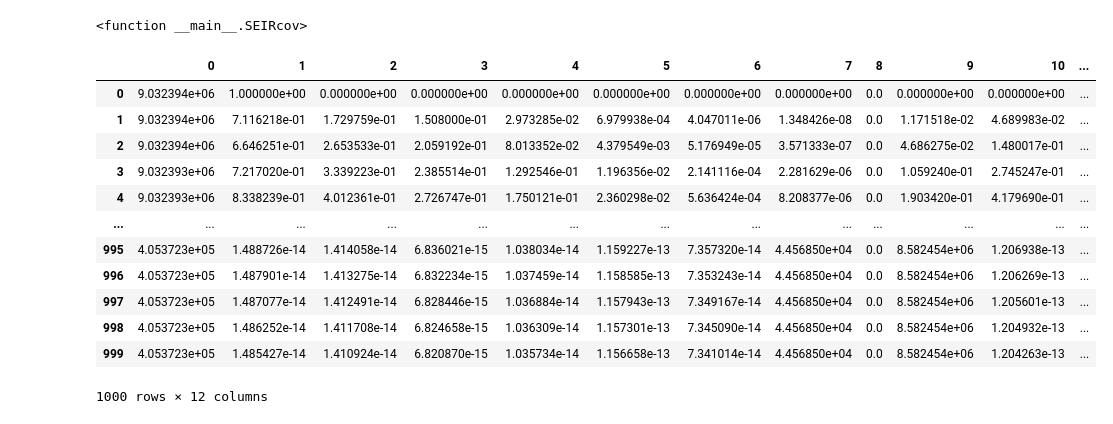
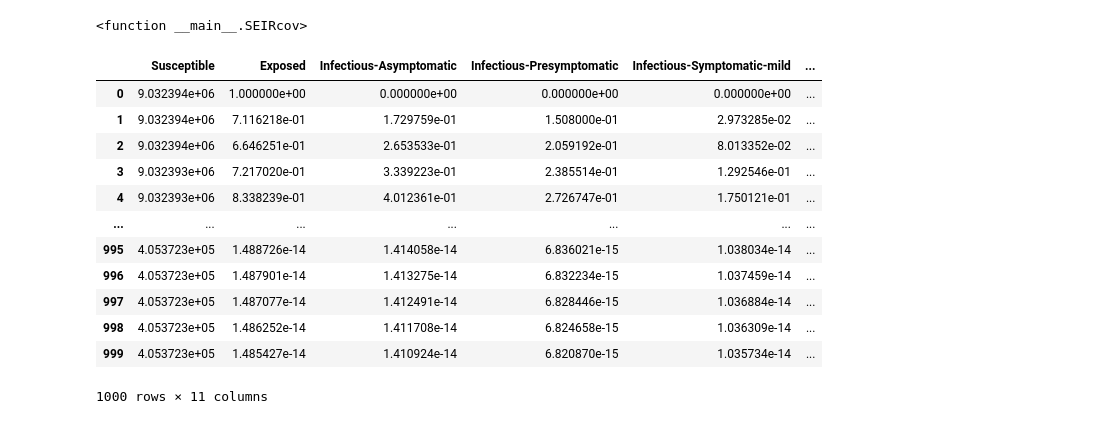
Before and after one commit to azizghozi25/Model-SEIR-untuk-Covid19, a Jupyter notebook: Model_SEIR_untuk_Covid19.ipynb, the cells around one changed output. Drawn from its saved outputs; the diff is of its cells as text; code cells hidden in the pictures.

```diff
--- a/Model_SEIR_untuk_Covid19.ipynb
+++ b/Model_SEIR_untuk_Covid19.ipynb
@@ -506,21 +451,24 @@ interactive(children=(FloatSlider(value=0.42, description='d', max=0.65, min=0.1
 # %%
 t = np.arange(0,1000, 1)
 x = odeint(kopit, x0, t,
                args = konstanta)
-xx = pd.DataFrame(x)
-xx[N] = xx[0] + xx[1] + xx[2] + xx[3] + xx[4] + xx[5] + xx[6] + xx[7] + xx[8] + xx[9] + xx[10]
+
+xx = pd.DataFrame(x, columns=["Susceptible" , "Exposed",
+                              "Infectious-Asymptomatic", "Infectious-Presymptomatic", "Infectious-Symptomatic-mild", "Infectious-Symptomatic-hospital", "Infectious-Symptomatic-ICU",
+                              "Died", "Removed-via-Lockdown", "Recovered", "Quarantine"])
+#xx[N] = xx[0] + xx[1] + xx[2] + xx[3] + xx[4] + xx[5] + xx[6] + xx[7] + xx[8] + xx[9] + xx[10]
 xx
 # %% [output]
-|  | 0 | 1 | 2 | 3 | 4 | 5 | 6 | 7 | 8 | 9 | 10 | ... |
-| 0 | 9.032394e+06 | 1.000000e+00 | 0.000000e+00 | 0.000000e+00 | 0.000000e+00 | 0.000000e+00 | 0.000000e+00 | 0.000000e+00 | 0.0 | 0.000000e+00 | 0.000000e+00 | ... |
-| 1 | 9.032394e+06 | 7.116218e-01 | 1.729759e-01 | 1.508000e-01 | 2.973285e-02 | 6.979938e-04 | 4.047011e-06 | 1.348426e-08 | 0.0 | 1.171518e-02 | 4.689983e-02 | ... |
-| 2 | 9.032394e+06 | 6.646251e-01 | 2.653533e-01 | 2.059192e-01 | 8.013352e-02 | 4.379549e-03 | 5.176949e-05 | 3.571333e-07 | 0.0 | 4.686275e-02 | 1.480017e-01 | ... |
-| 3 | 9.032393e+06 | 7.217020e-01 | 3.339223e-01 | 2.385514e-01 | 1.292546e-01 | 1.196356e-02 | 2.141116e-04 | 2.281629e-06 | 0.0 | 1.059240e-01 | 2.745247e-01 | ... |
-| 4 | 9.032393e+06 | 8.338239e-01 | 4.012361e-01 | 2.726747e-01 | 1.750121e-01 | 2.360298e-02 | 5.636424e-04 | 8.208377e-06 | 0.0 | 1.903420e-01 | 4.179690e-01 | ... |
-| ... | ... | ... | ... | ... | ... | ... | ... | ... | ... | ... | ... | ... |
-| 995 | 4.053723e+05 | 1.488726e-14 | 1.414058e-14 | 6.836021e-15 | 1.038034e-14 | 1.159227e-13 | 7.357320e-14 | 4.456850e+04 | 0.0 | 8.582454e+06 | 1.206938e-13 | ... |
-| 996 | 4.053723e+05 | 1.487901e-14 | 1.413275e-14 | 6.832234e-15 | 1.037459e-14 | 1.158585e-13 | 7.353243e-14 | 4.456850e+04 | 0.0 | 8.582454e+06 | 1.206269e-13 | ... |
-| 997 | 4.053723e+05 | 1.487077e-14 | 1.412491e-14 | 6.828446e-15 | 1.036884e-14 | 1.157943e-13 | 7.349167e-14 | 4.456850e+04 | 0.0 | 8.582454e+06 | 1.205601e-13 | ... |
-| 998 | 4.053723e+05 | 1.486252e-14 | 1.411708e-14 | 6.824658e-15 | 1.036309e-14 | 1.157301e-13 | 7.345090e-14 | 4.456850e+04 | 0.0 | 8.582454e+06 | 1.204932e-13 | ... |
-| 999 | 4.053723e+05 | 1.485427e-14 | 1.410924e-14 | 6.820870e-15 | 1.035734e-14 | 1.156658e-13 | 7.341014e-14 | 4.456850e+04 | 0.0 | 8.582454e+06 | 1.204263e-13 | ... |
+|  | Susceptible | Exposed | Infectious-Asymptomatic | Infectious-Presymptomatic | Infectious-Symptomatic-mild | ... |
+| 0 | 9.032394e+06 | 1.000000e+00 | 0.000000e+00 | 0.000000e+00 | 0.000000e+00 | ... |
+| 1 | 9.032394e+06 | 7.116218e-01 | 1.729759e-01 | 1.508000e-01 | 2.973285e-02 | ... |
+| 2 | 9.032394e+06 | 6.646251e-01 | 2.653533e-01 | 2.059192e-01 | 8.013352e-02 | ... |
+| 3 | 9.032393e+06 | 7.217020e-01 | 3.339223e-01 | 2.385514e-01 | 1.292546e-01 | ... |
+| 4 | 9.032393e+06 | 8.338239e-01 | 4.012361e-01 | 2.726747e-01 | 1.750121e-01 | ... |
+| ... | ... | ... | ... | ... | ... | ... |
+| 995 | 4.053723e+05 | 1.488726e-14 | 1.414058e-14 | 6.836021e-15 | 1.038034e-14 | ... |
+| 996 | 4.053723e+05 | 1.487901e-14 | 1.413275e-14 | 6.832234e-15 | 1.037459e-14 | ... |
+| 997 | 4.053723e+05 | 1.487077e-14 | 1.412491e-14 | 6.828446e-15 | 1.036884e-14 | ... |
+| 998 | 4.053723e+05 | 1.486252e-14 | 1.411708e-14 | 6.824658e-15 | 1.036309e-14 | ... |
+| 999 | 4.053723e+05 | 1.485427e-14 | 1.410924e-14 | 6.820870e-15 | 1.035734e-14 | ... |
-1000 rows × 12 columns
+1000 rows × 11 columns
```
Also changed, not shown: parts of 6 cells of this notebook.
